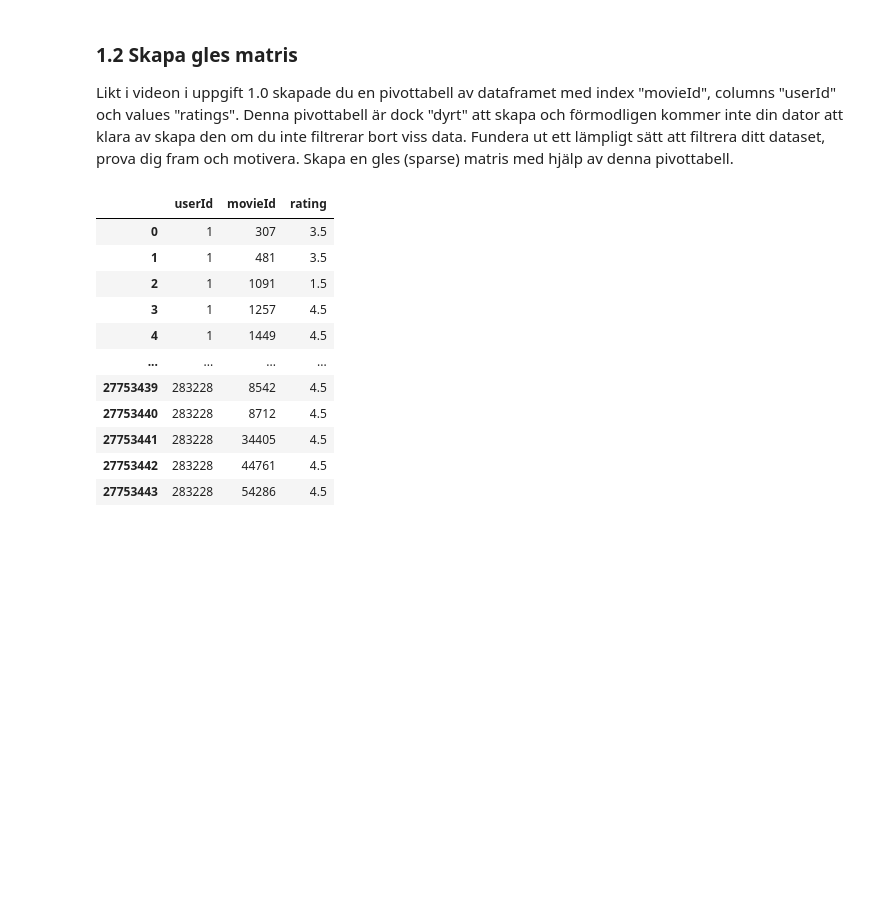
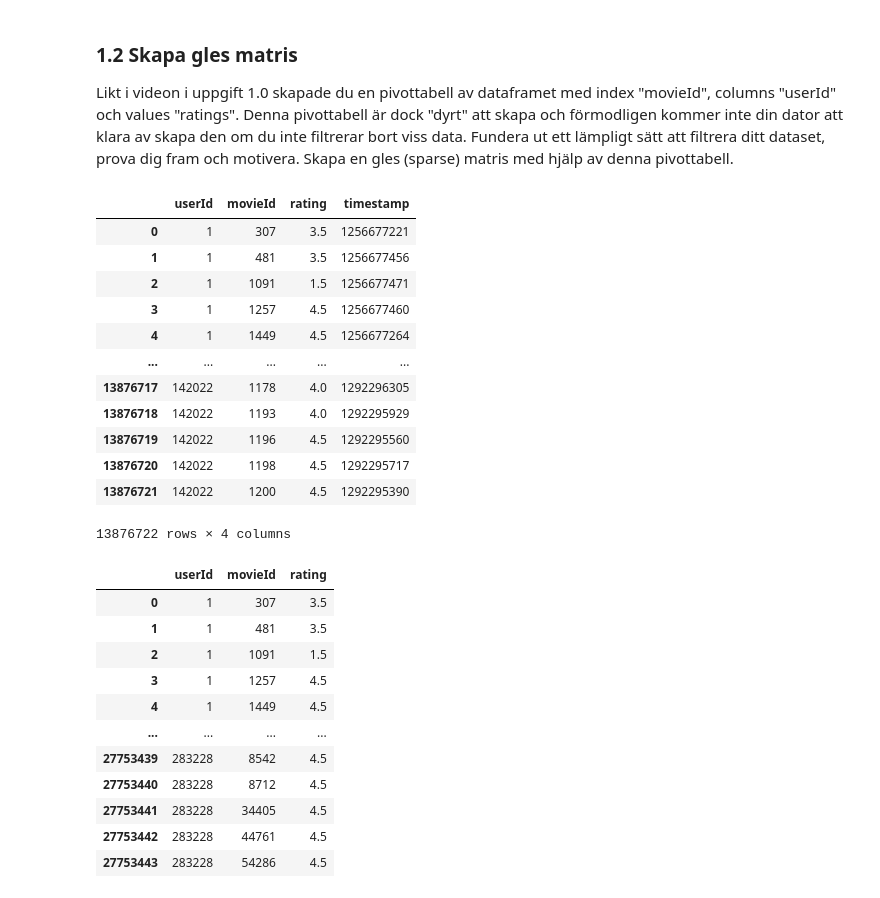
Before and after one commit to Anna-MariaSjolund/Machine-learning, a Jupyter notebook: labs/lab_movie_recommendations.ipynb, the cells around one changed output. Saved outputs shown, nothing was run; the diff lists cells and outputs as text; code cells hidden in the pictures; blank space fills up the shorter version.

```diff
--- a/labs/lab_movie_recommendations.ipynb
+++ b/labs/lab_movie_recommendations.ipynb
@@ -242,3 +308,19 @@ och values "ratings". Denna pivottabell är dock "dyrt" att skapa och förmodlig
 klara av skapa den om du inte filtrerar bort viss data. Fundera ut ett lämpligt sätt att filtrera ditt dataset,
 prova dig fram och motivera.
 Skapa en gles (sparse) matris med hjälp av denna pivottabell.
+# %%
+ratings1
+# %% [output]
+|  | userId | movieId | rating | timestamp |
+| 0 | 1 | 307 | 3.5 | 1256677221 |
+| 1 | 1 | 481 | 3.5 | 1256677456 |
+| 2 | 1 | 1091 | 1.5 | 1256677471 |
+| 3 | 1 | 1257 | 4.5 | 1256677460 |
+| 4 | 1 | 1449 | 4.5 | 1256677264 |
+| ... | ... | ... | ... | ... |
+| 13876717 | 142022 | 1178 | 4.0 | 1292296305 |
+| 13876718 | 142022 | 1193 | 4.0 | 1292295929 |
+| 13876719 | 142022 | 1196 | 4.5 | 1292295560 |
+| 13876720 | 142022 | 1198 | 4.5 | 1292295717 |
+| 13876721 | 142022 | 1200 | 4.5 | 1292295390 |
+13876722 rows × 4 columns
```
Also changed, not shown: parts of 25 cells of this notebook.
